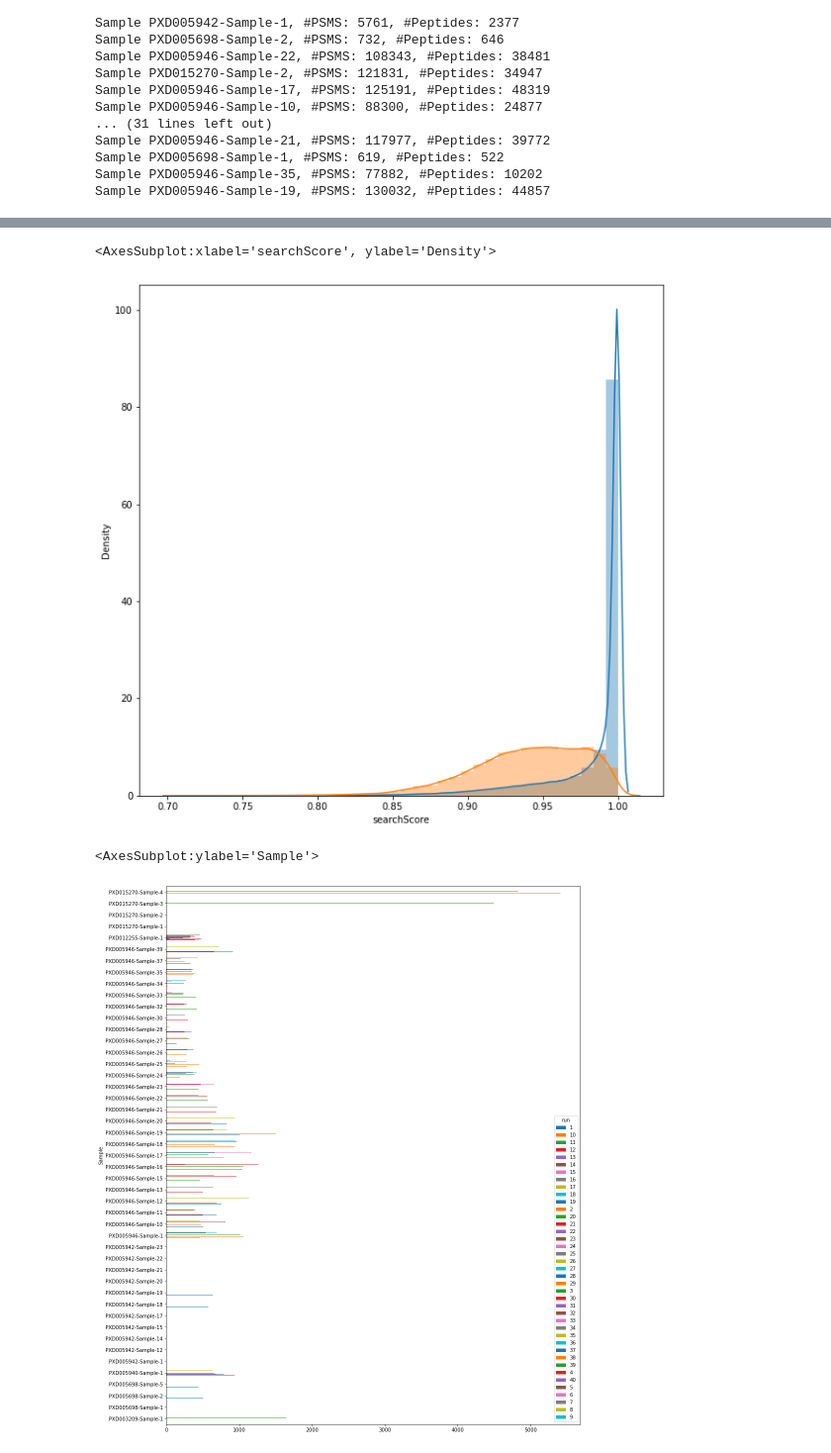
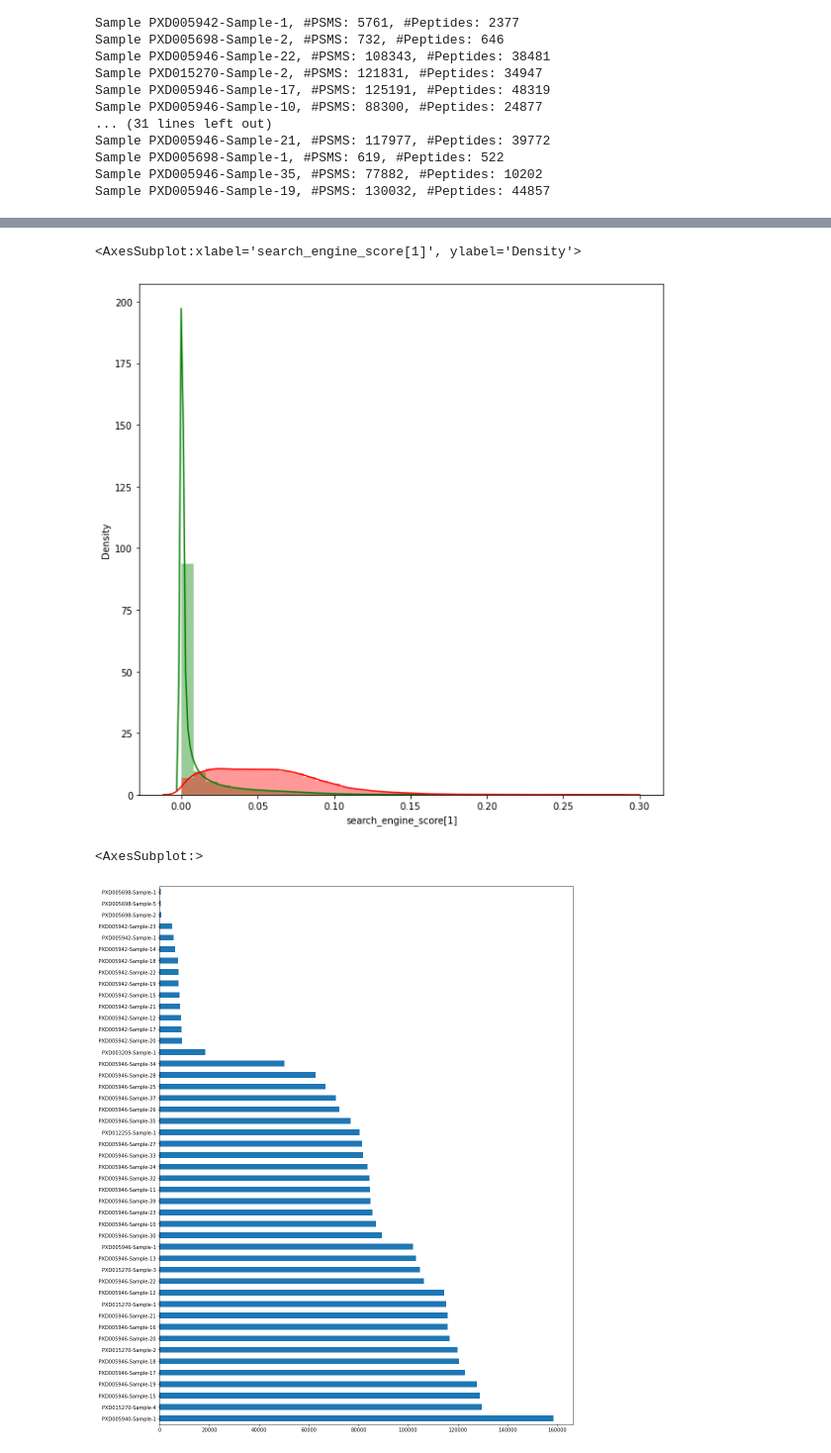
Before and after one commit to ypriverol/pgdb-manuscript, a Jupyter notebook: Peptide_analysis.ipynb, the cells around one changed output, grey strips where cells are left out. Shown at 99% size. Drawn from its saved outputs; the diff is of its cells as text; code cells hidden in the pictures.

```diff
--- a/Peptide_analysis.ipynb
+++ b/Peptide_analysis.ipynb
@@ -75,0 +112,5 @@ Sample PXD015270-Sample-4, #Peptides: 17038
+# %%
+# Print the number of peptides per Sample and ms-run.
+
+plt.rcParams["figure.figsize"] = [15, 20]
+triqler_targets.groupby('run').Sample.value_counts().unstack(0).plot.barh()
@@ -194,22 +298,16 @@ sns.distplot(mztab_psms_decoys['search_engine_score[1]'], hist=True, kde=True,
 # %%
-# This plot is for the ditribution of scores of DECOY vs TARGET
-
-triqler_targets = triqler_peps_df.loc[triqler_peps_df.proteins.str.contains("DECOY") == False]
-triqler_decoys = triqler_peps_df.loc[triqler_peps_df.proteins.str.contains("DECOY") == True]
-
 plt.figure(figsize=(10, 10))
-sns.distplot(triqler_targets['searchScore'], hist=True, kde=True,
-             bins=int(180/5))
-sns.distplot(triqler_decoys['searchScore'], hist=True, kde=True,
-             bins=int(180/5))
+sns.distplot(mztab_psms_targets['search_engine_score[1]'], hist=True, kde=True,
+             bins=int(180/5), color='green')
+sns.distplot(mztab_psms_decoys['search_engine_score[1]'], hist=True, kde=True,
+             bins=int(180/5), color = 'red')
 # %% [output]
-<AxesSubplot:xlabel='searchScore', ylabel='Density'>
+<AxesSubplot:xlabel='search_engine_score[1]', ylabel='Density'>
-[figure, old version]
+[figure, new version]
 # %%
 # Print the number of peptides per Sample and ms-run.
-
 plt.rcParams["figure.figsize"] = [15, 20]
-triqler_targets.groupby('run').Sample.value_counts().unstack(0).plot.barh()
+mztab_psms_targets.Sample.value_counts().plot.barh()
 # %% [output]
-<AxesSubplot:ylabel='Sample'>
+<AxesSubplot:>
-[figure, old version]
+[figure, new version]
```
Also changed, not shown: parts of 36 cells of this notebook.
